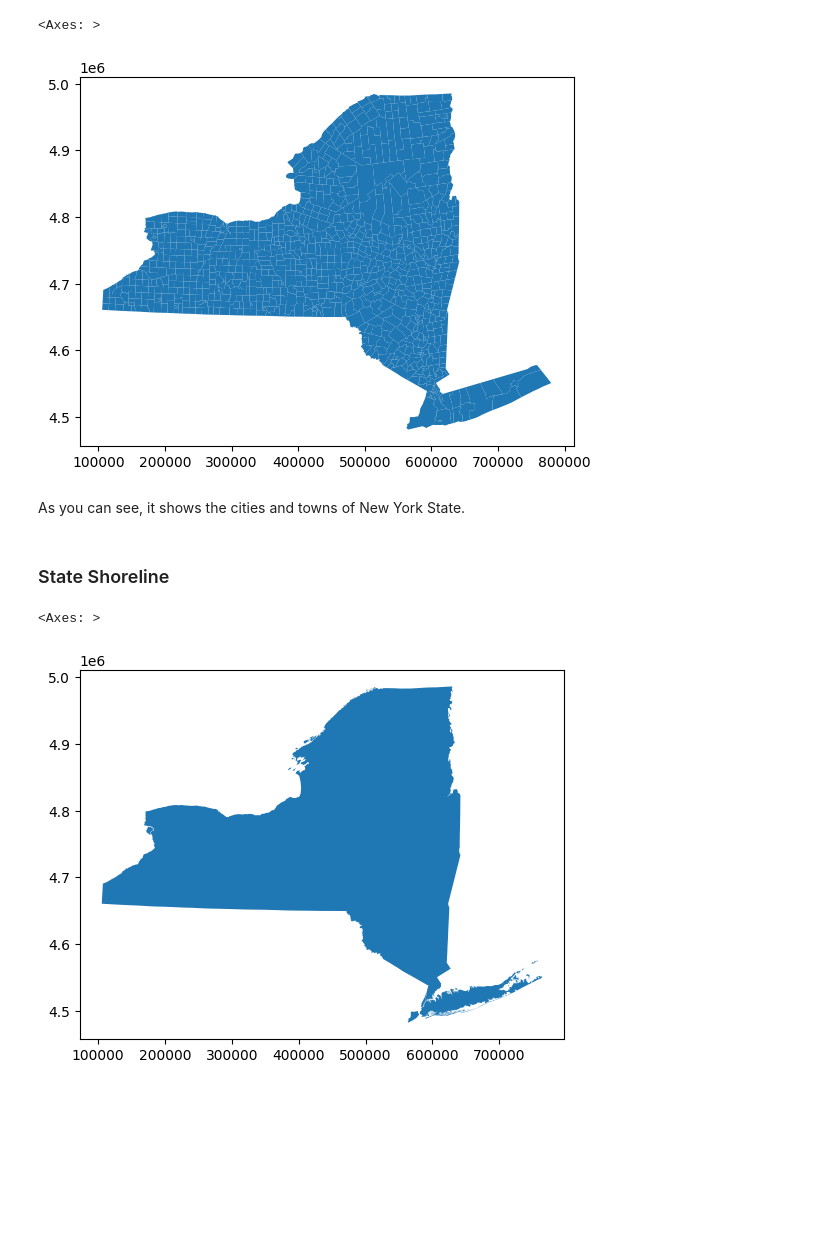
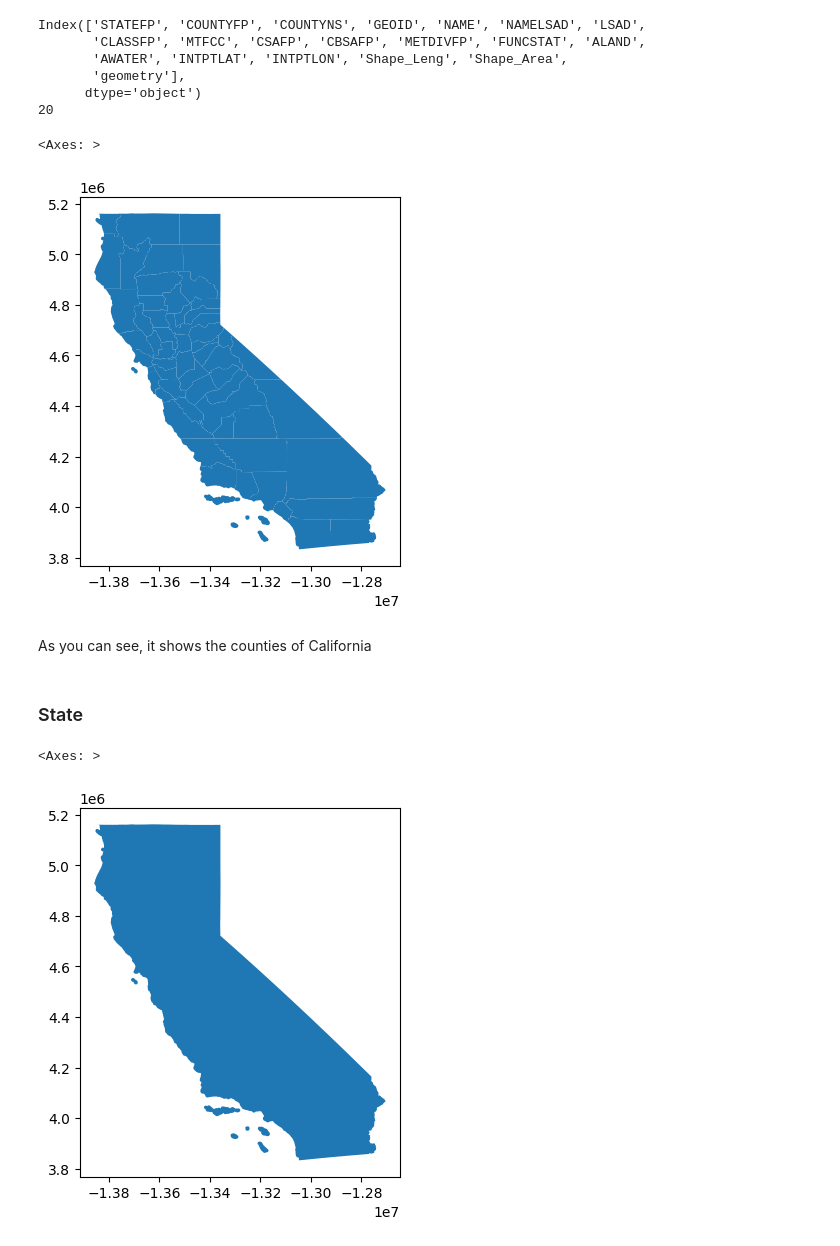
Before and after one commit to HowardChen0211/gisPy, a Jupyter notebook: ProblemSet_0_map.ipynb, the cells around one changed output. Drawn from its saved outputs; the diff is of its cells as text; code cells hidden in the pictures; blank space fills up the shorter version.

```diff
--- a/ProblemSet_0_map.ipynb
+++ b/ProblemSet_0_map.ipynb
@@ -45,2 +60,2 @@ Counties_Shoreline.sbn  State_Shoreline.dbf         Villages.shx
 # %%
-nys_cities = gpd.read_file('Cities_Towns.shp') # load the shapefile with gpd as nys_cities
+ca_counties = gpd.read_file('CA_Counties.shp') # load the shapefile with gpd as ca_counties
@@ -47,12 +72,23 @@ nys_cities = gpd.read_file('Cities_Towns.shp') # load the shapefile with gpd as
+# %%
+# Check how many features (20)
+print(ca_counties.columns)
+print(len(ca_counties.columns))
+# %% [output]
+Index(['STATEFP', 'COUNTYFP', 'COUNTYNS', 'GEOID', 'NAME', 'NAMELSAD', 'LSAD',
+       'CLASSFP', 'MTFCC', 'CSAFP', 'CBSAFP', 'METDIVFP', 'FUNCSTAT', 'ALAND',
+       'AWATER', 'INTPTLAT', 'INTPTLON', 'Shape_Leng', 'Shape_Area',
+       'geometry'],
+      dtype='object')
+20
 # %%
 # make the map
-nys_cities.plot()
+ca_counties.plot()
 plt.show()
 # %% [output]
 <Axes: >
-[figure, old version]
+[figure, new version]
 # %% [markdown]
-As you can see, it shows the cities and towns of New York State.
+As you can see, it shows the counties of California
 # %% [markdown]
-### State Shoreline
+### State
 # %%
@@ -60,7 +96,7 @@ nys_shoreline = gpd.read_file('State_Shoreline.shp') # load the shapefile with g
 # %%
 # make the map
-nys_shoreline.plot()
+ca_state.plot()
 plt.show()
 # %% [output]
 <Axes: >
-[figure, old version]
+[figure, new version]
```
Also changed, not shown: parts of 16 cells of this notebook.
